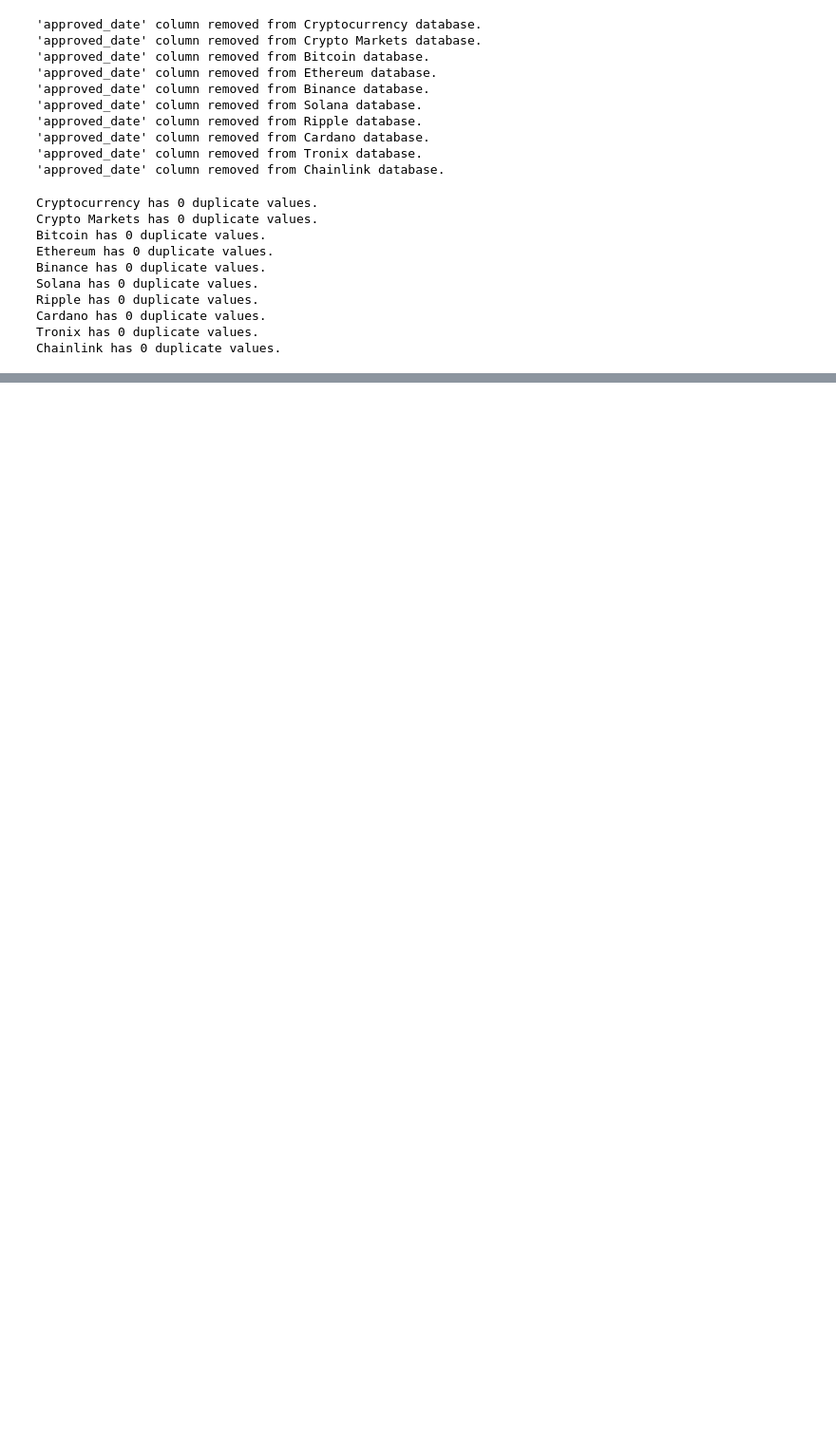
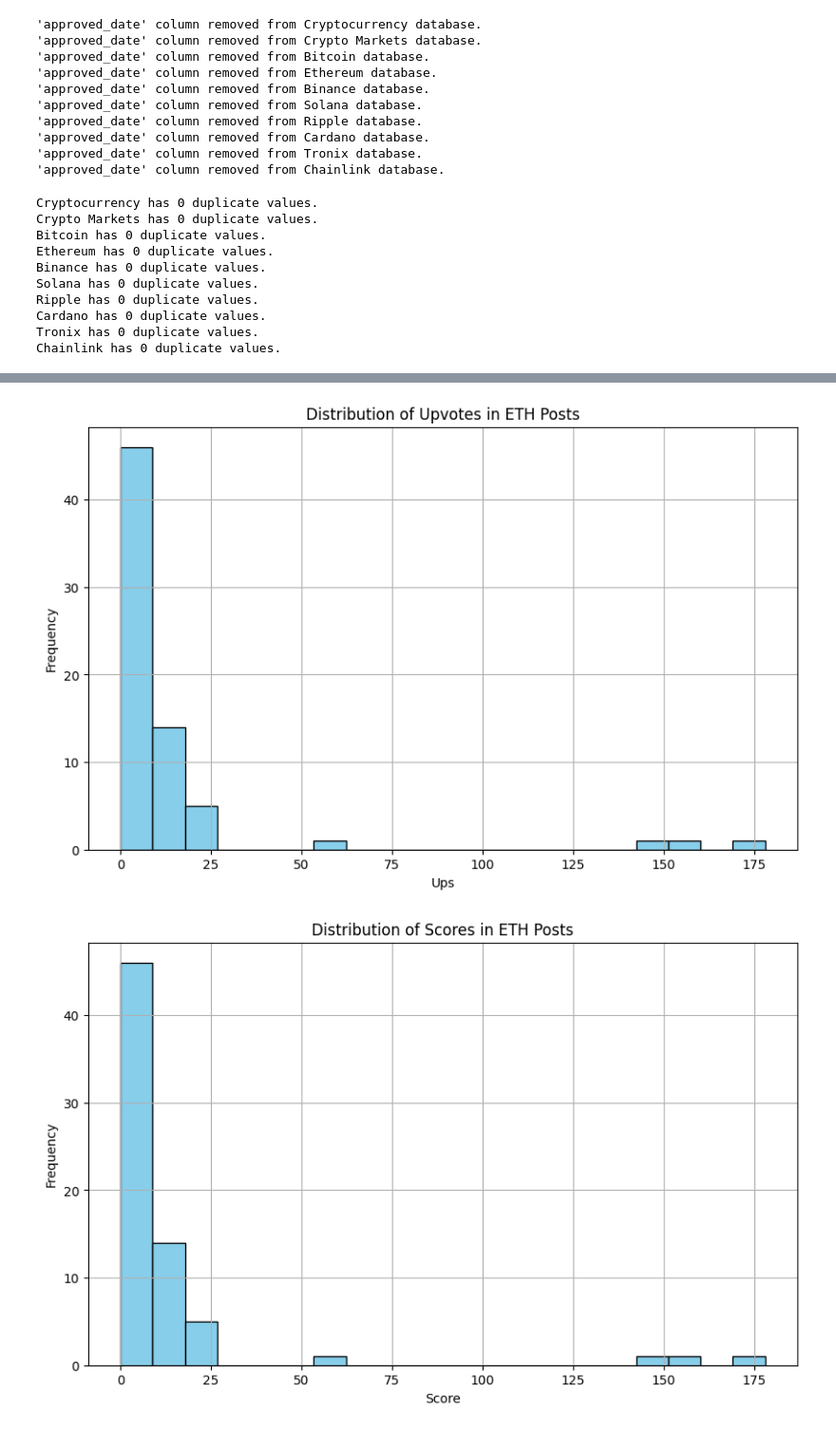
Before and after one commit to Ashahbazi90/ADS_509_Group5, a Jupyter notebook: text.ipynb, the cells around one changed output, grey strips where cells are left out. Shown at 95% size. Drawn from its saved outputs; the diff is of its cells as text; code cells hidden in the pictures; blank space fills up the shorter version.

```diff
--- a/text.ipynb
+++ b/text.ipynb
@@ -226,0 +283,6 @@ binance.duplicated().sum()
+# %%
+plot_distribution(eth, 'ups', 'Distribution of Upvotes in ETH Posts')
+plot_distribution(eth, 'score', 'Distribution of Scores in ETH Posts')
+# %% [output]
+[figure, added]
+[figure, added]
```
Also changed, not shown: parts of 23 cells of this notebook.
